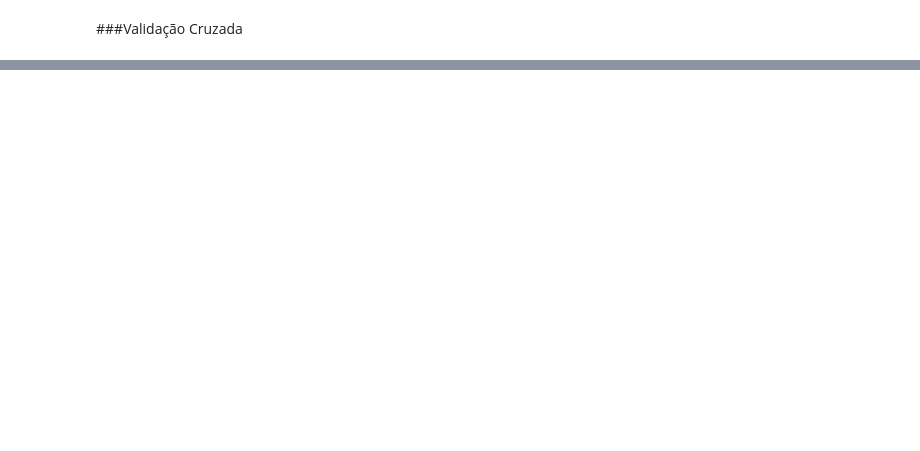
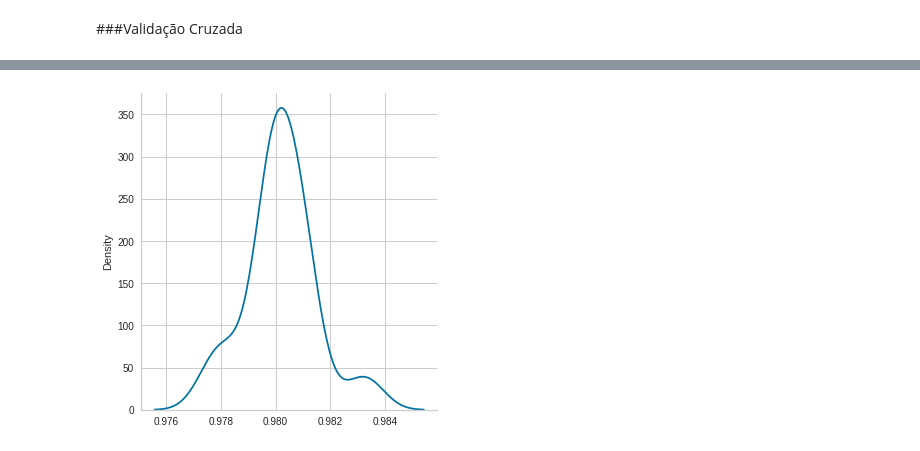
Before and after one commit to wnbrandao/wnbrandao, a Jupyter notebook: Curso_Data_Science_Full.ipynb, the cells around one changed output, grey strips where cells are left out. Cells and saved outputs as stored; diff of their text form; code cells hidden in the pictures; blank space fills up the shorter version.

```diff
--- a/Curso_Data_Science_Full.ipynb
+++ b/Curso_Data_Science_Full.ipynb
@@ -1871,0 +1944,4 @@ resultados.describe()
+# %%
+sns.displot(resultados_knn, kind = 'kde');
+# %% [output]
+[figure, added]
```
Also changed, not shown: parts of 51 cells of this notebook.
